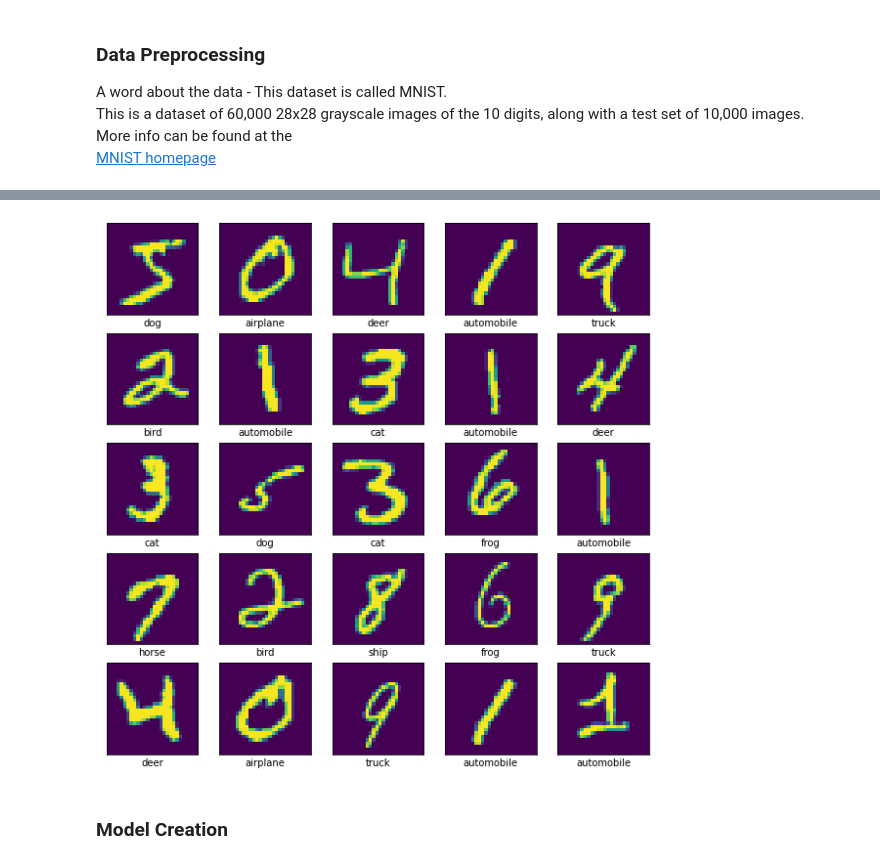
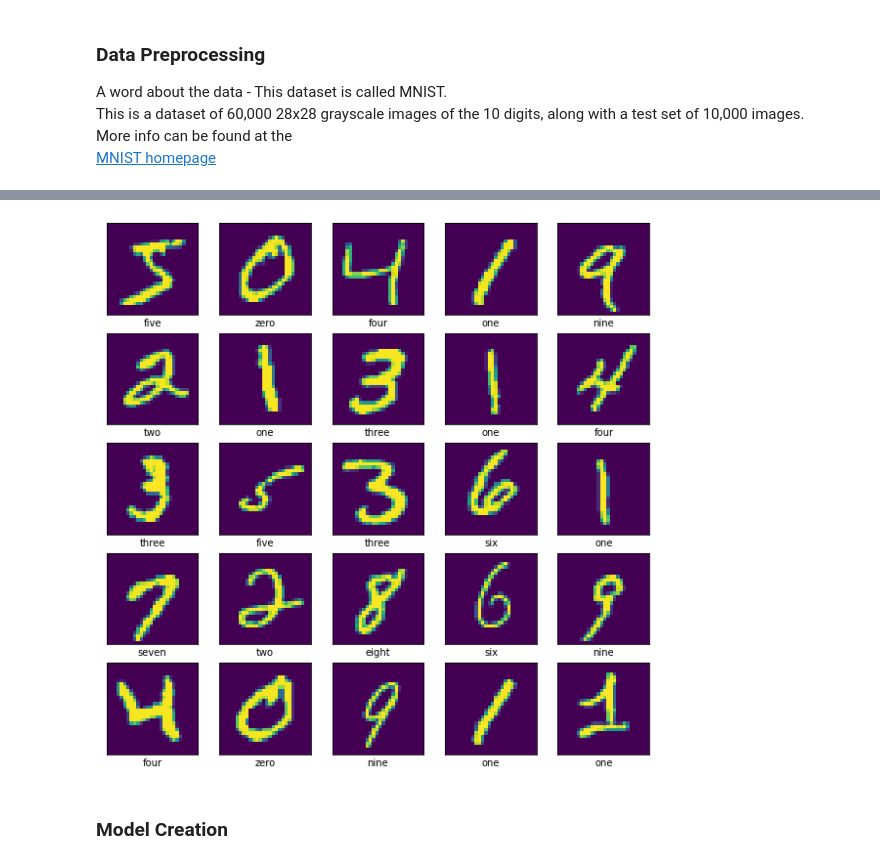
Before and after one commit to Daniel8hen/dl-mlops-daniel, a Jupyter notebook: Solutions/Daniel_Ex_Solutions_DL_CNN_in_Keras_Ex4-Solution.ipynb, the cells around one changed output, grey strips where cells are left out. Cells and saved outputs as stored; diff of their text form; code cells hidden in the pictures.

```diff
--- a/Solutions/Daniel_Ex_Solutions_DL_CNN_in_Keras_Ex4-Solution.ipynb
+++ b/Solutions/Daniel_Ex_Solutions_DL_CNN_in_Keras_Ex4-Solution.ipynb
@@ -26,21 +27,21 @@ train_images, test_images = train_images / 255.0, test_images / 255.0
 # %%
-class_names = ['airplane', 'automobile', 'bird', 'cat', 'deer',
-               'dog', 'frog', 'horse', 'ship', 'truck']
+class_names = ['zero', 'one', 'two', 'three', 'four',
+               'five', 'six', 'seven', 'eight', 'nine']
 # Let's illustrate the data and see what it actually contains
 
 plt.figure(figsize=(10,10))
 for i in range(25):
     plt.subplot(5,5,i+1)
     plt.xticks([])
     plt.yticks([])
     plt.grid(False)
     plt.imshow(train_images[i])
     # The MNIST labels happen to be arrays,
     # which is why you need the extra index
     plt.xlabel(class_names[train_labels[i]])
 plt.show()
 # %% [output]
-[figure, old version]
+[figure, new version]
 # %% [markdown]
 <h3> Model Creation </h3>
 # %%
```
Also changed, not shown: parts of 2 cells of this notebook.
